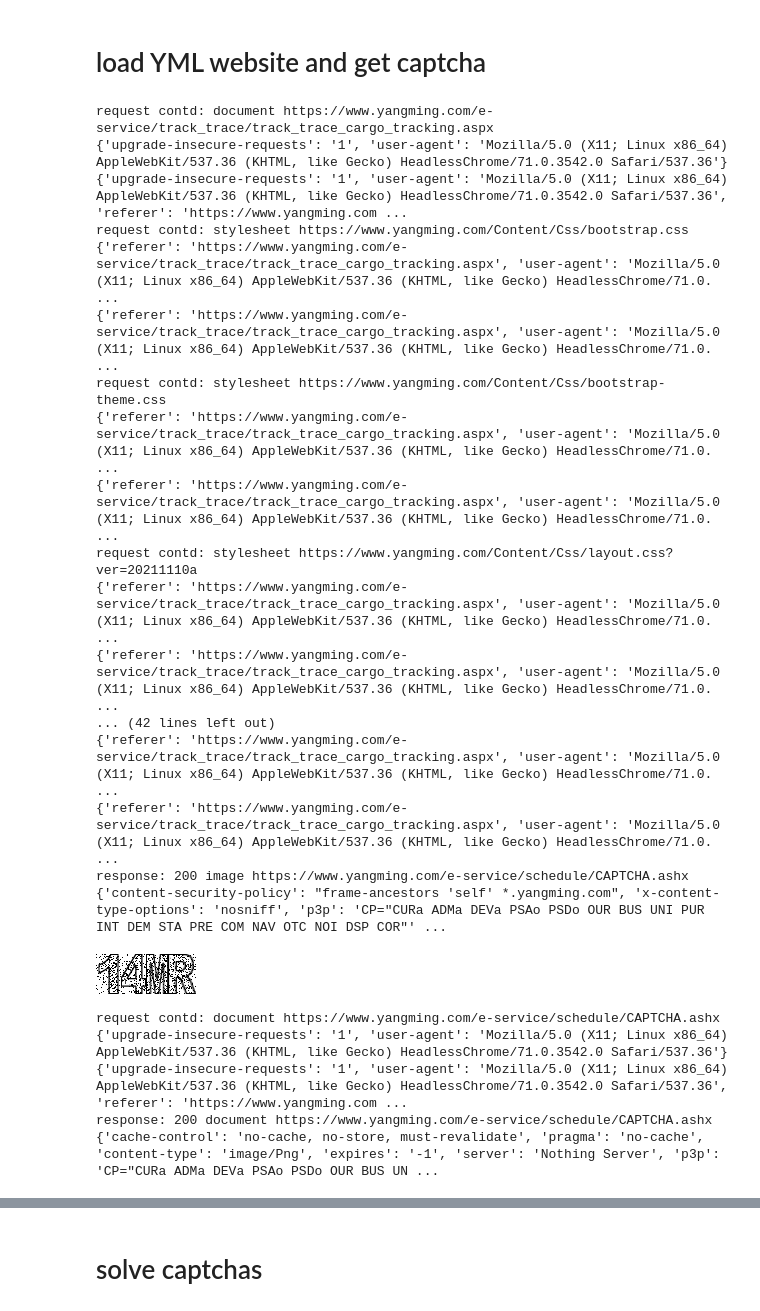
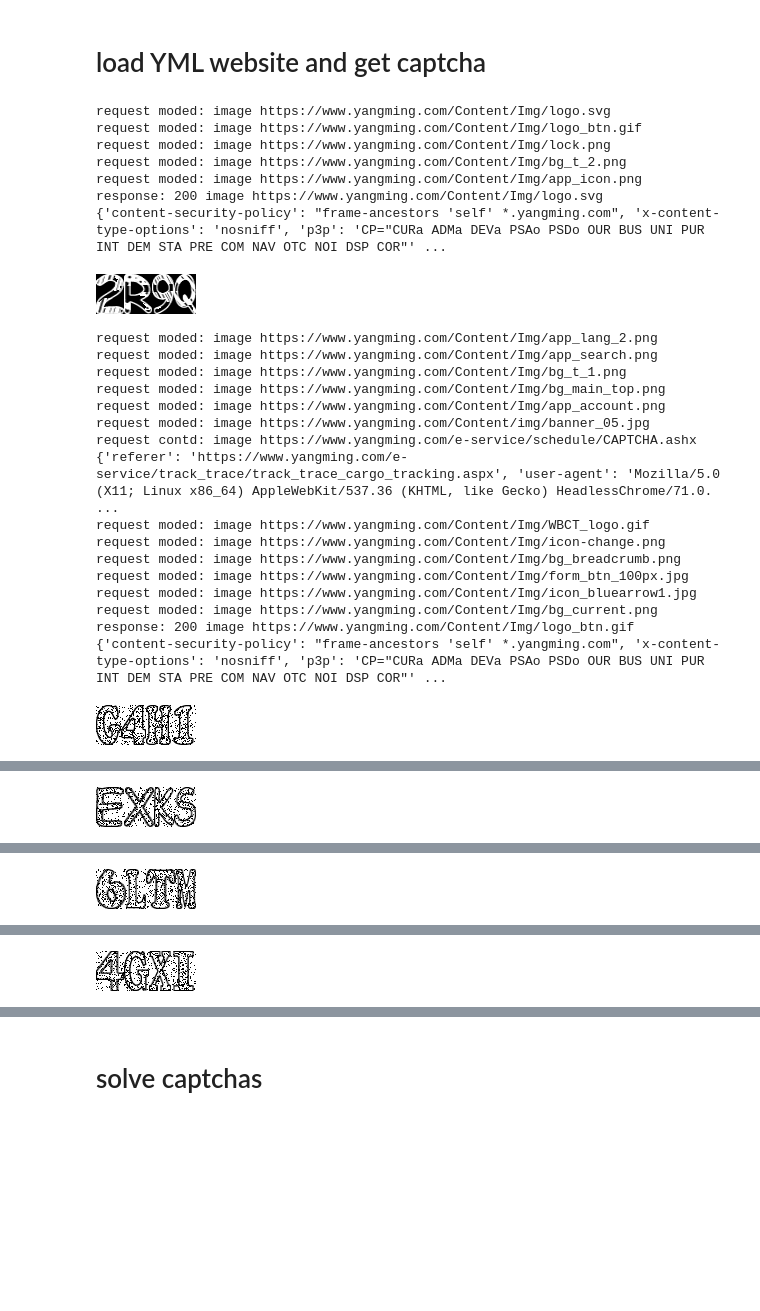
Before and after one commit to fmspatrickrosendahl/my-first-binder, a Jupyter notebook: notebooks/YML/website_pyppeteer_yml.ipynb, the cells around one changed output, grey strips where cells are left out. Drawn from its saved outputs; the diff is of its cells as text; code cells hidden in the pictures; blank space fills up the shorter version.

```diff
--- a/notebooks/YML/website_pyppeteer_yml.ipynb
+++ b/notebooks/YML/website_pyppeteer_yml.ipynb
@@ -93,76 +93,81 @@ async def interceptRequest(interceptedRequest):
         await interceptedRequest.abort()
         return
     if interceptedRequest.resourceType != 'image' :
-        print("request contd: " + interceptedRequest.resourceType + " " + interceptedRequest.url )
-        print( interceptedRequest.headers )
+        #print("request contd: " + interceptedRequest.resourceType + " " + interceptedRequest.url )
+        #print( interceptedRequest.headers )
         interceptedRequest.headers.update({'referer': 'https://www.yangming.com/e-service/track_trace/track_trace_cargo_tracking.aspx'})
-        print( interceptedRequest.headers )
+        #print( interceptedRequest.headers )
         await interceptedRequest.continue_()
         return
     if url_captcha not in interceptedRequest.url :
         #print("request abort: " + interceptedRequest.resourceType + " " + interceptedRequest.url )
-        await interceptedRequest.abort()
+        #await interceptedRequest.abort()
+        print("request moded: " + interceptedRequest.resourceType + " " + interceptedRequest.url )
+        await interceptedRequest.continue_(overrides={'url':url_captcha})
         return
     print("request contd: " + interceptedRequest.resourceType + " " + interceptedRequest.url )
     print( interceptedRequest.headers )
     await interceptedRequest.continue_()
 page.on('request', lambda interceptedRequest: asyncio.ensure_future(interceptRequest(interceptedRequest)))
 await page.setRequestInterception(True)
 
 async def interceptResponse(interceptedResponse):
-    if url_captcha not in interceptedResponse.request.url :
-    #if interceptedResponse.request.resourceType != 'image':
+    if (url_captcha not in interceptedResponse.request.url) and (interceptedResponse.request.resourceType != 'image') :
         return
     print("response: " + str(interceptedResponse.status) + " " + interceptedResponse.request.resourceType + " " + interceptedResponse.request.url )
     if not interceptedResponse.ok :
         return
     print(interceptedResponse.headers)
     image = Image.open(io.BytesIO(await interceptedResponse.buffer()))
     display(image)
     images.append(image)
 page.on('response', lambda interceptedResponse: asyncio.ensure_future(interceptResponse(interceptedResponse)))
 
 await page.goto(url)
 await page.screenshot({'path': 'example.png', 'fullPage': 'true'})
 cont = await page.content()
 
-await page.goto(url_captcha)
-await page.goto(url_captcha)
-await page.goto(url_captcha)
-await page.goto(url_captcha)
-await page.goto(url_captcha)
-await page.goto(url_captcha)
-await page.goto(url_captcha)
-await page.goto(url_captcha)
+cookies = await page.cookies();
+print(cookies)
+
+#page2 = await browser.newPage()
+#page2.on('request', lambda interceptedRequest: asyncio.ensure_future(interceptRequest(interceptedRequest)))
+#page2.on('response', lambda interceptedResponse: asyncio.ensure_future(interceptResponse(interceptedResponse)))
+#await page2.setRequestInterception(True)
+#await page2.setCookie(cookies[0]);
+#await page2.goto(url_captcha)
+#await page.goto(url_captcha)
 
 await browser.close()
 #display(Image.open('example.png'))
 #print(cont)
 
 display( images[0] )
 dirname = savesession( images )
 print("saved images to " + dirname)
 # %% [output]
-request contd: document https://www.yangming.com/e-service/track_trace/track_trace_cargo_tracking.aspx
-{'upgrade-insecure-requests': '1', 'user-agent': 'Mozilla/5.0 (X11; Linux x86_64) AppleWebKit/537.36 (KHTML, like Gecko) HeadlessChrome/71.0.3542.0 Safari/537.36'}
-{'upgrade-insecure-requests': '1', 'user-agent': 'Mozilla/5.0 (X11; Linux x86_64) AppleWebKit/537.36 (KHTML, like Gecko) HeadlessChrome/71.0.3542.0 Safari/537.36', 'referer': 'https://www.yangming.com ...
-request contd: stylesheet https://www.yangming.com/Content/Css/bootstrap.css
-{'referer': 'https://www.yangming.com/e-service/track_trace/track_trace_cargo_tracking.aspx', 'user-agent': 'Mozilla/5.0 (X11; Linux x86_64) AppleWebKit/537.36 (KHTML, like Gecko) HeadlessChrome/71.0. ...
-{'referer': 'https://www.yangming.com/e-service/track_trace/track_trace_cargo_tracking.aspx', 'user-agent': 'Mozilla/5.0 (X11; Linux x86_64) AppleWebKit/537.36 (KHTML, like Gecko) HeadlessChrome/71.0. ...
-request contd: stylesheet https://www.yangming.com/Content/Css/bootstrap-theme.css
-{'referer': 'https://www.yangming.com/e-service/track_trace/track_trace_cargo_tracking.aspx', 'user-agent': 'Mozilla/5.0 (X11; Linux x86_64) AppleWebKit/537.36 (KHTML, like Gecko) HeadlessChrome/71.0. ...
-{'referer': 'https://www.yangming.com/e-service/track_trace/track_trace_cargo_tracking.aspx', 'user-agent': 'Mozilla/5.0 (X11; Linux x86_64) AppleWebKit/537.36 (KHTML, like Gecko) HeadlessChrome/71.0. ...
-request contd: stylesheet https://www.yangming.com/Content/Css/layout.css?ver=20211110a
-{'referer': 'https://www.yangming.com/e-service/track_trace/track_trace_cargo_tracking.aspx', 'user-agent': 'Mozilla/5.0 (X11; Linux x86_64) AppleWebKit/537.36 (KHTML, like Gecko) HeadlessChrome/71.0. ...
-{'referer': 'https://www.yangming.com/e-service/track_trace/track_trace_cargo_tracking.aspx', 'user-agent': 'Mozilla/5.0 (X11; Linux x86_64) AppleWebKit/537.36 (KHTML, like Gecko) HeadlessChrome/71.0. ...
-... (42 lines left out)
-{'referer': 'https://www.yangming.com/e-service/track_trace/track_trace_cargo_tracking.aspx', 'user-agent': 'Mozilla/5.0 (X11; Linux x86_64) AppleWebKit/537.36 (KHTML, like Gecko) HeadlessChrome/71.0. ...
-{'referer': 'https://www.yangming.com/e-service/track_trace/track_trace_cargo_tracking.aspx', 'user-agent': 'Mozilla/5.0 (X11; Linux x86_64) AppleWebKit/537.36 (KHTML, like Gecko) HeadlessChrome/71.0. ...
-response: 200 image https://www.yangming.com/e-service/schedule/CAPTCHA.ashx
+request moded: image https://www.yangming.com/Content/Img/logo.svg
+request moded: image https://www.yangming.com/Content/Img/logo_btn.gif
+request moded: image https://www.yangming.com/Content/Img/lock.png
+request moded: image https://www.yangming.com/Content/Img/bg_t_2.png
+request moded: image https://www.yangming.com/Content/Img/app_icon.png
+response: 200 image https://www.yangming.com/Content/Img/logo.svg
 {'content-security-policy': "frame-ancestors 'self' *.yangming.com", 'x-content-type-options': 'nosniff', 'p3p': 'CP="CURa ADMa DEVa PSAo PSDo OUR BUS UNI PUR INT DEM STA PRE COM NAV OTC NOI DSP COR"' ...
-[figure, old version]
+[figure, new version]
-request contd: document https://www.yangming.com/e-service/schedule/CAPTCHA.ashx
-{'upgrade-insecure-requests': '1', 'user-agent': 'Mozilla/5.0 (X11; Linux x86_64) AppleWebKit/537.36 (KHTML, like Gecko) HeadlessChrome/71.0.3542.0 Safari/537.36'}
-{'upgrade-insecure-requests': '1', 'user-agent': 'Mozilla/5.0 (X11; Linux x86_64) AppleWebKit/537.36 (KHTML, like Gecko) HeadlessChrome/71.0.3542.0 Safari/537.36', 'referer': 'https://www.yangming.com ...
-response: 200 document https://www.yangming.com/e-service/schedule/CAPTCHA.ashx
-{'cache-control': 'no-cache, no-store, must-revalidate', 'pragma': 'no-cache', 'content-type': 'image/Png', 'expires': '-1', 'server': 'Nothing Server', 'p3p': 'CP="CURa ADMa DEVa PSAo PSDo OUR BUS UN ...
+request moded: image https://www.yangming.com/Content/Img/app_lang_2.png
+request moded: image https://www.yangming.com/Content/Img/app_search.png
+request moded: image https://www.yangming.com/Content/Img/bg_t_1.png
+request moded: image https://www.yangming.com/Content/Img/bg_main_top.png
+request moded: image https://www.yangming.com/Content/Img/app_account.png
+request moded: image https://www.yangming.com/Content/img/banner_05.jpg
+request contd: image https://www.yangming.com/e-service/schedule/CAPTCHA.ashx
+{'referer': 'https://www.yangming.com/e-service/track_trace/track_trace_cargo_tracking.aspx', 'user-agent': 'Mozilla/5.0 (X11; Linux x86_64) AppleWebKit/537.36 (KHTML, like Gecko) HeadlessChrome/71.0. ...
+request moded: image https://www.yangming.com/Content/Img/WBCT_logo.gif
+request moded: image https://www.yangming.com/Content/Img/icon-change.png
+request moded: image https://www.yangming.com/Content/Img/bg_breadcrumb.png
+request moded: image https://www.yangming.com/Content/Img/form_btn_100px.jpg
+request moded: image https://www.yangming.com/Content/Img/icon_bluearrow1.jpg
+request moded: image https://www.yangming.com/Content/Img/bg_current.png
+response: 200 image https://www.yangming.com/Content/Img/logo_btn.gif
+{'content-security-policy': "frame-ancestors 'self' *.yangming.com", 'x-content-type-options': 'nosniff', 'p3p': 'CP="CURa ADMa DEVa PSAo PSDo OUR BUS UNI PUR INT DEM STA PRE COM NAV OTC NOI DSP COR"' ...
+[figure, added]
@@ -174,0 +176 @@ TypeError: a bytes-like object is required, not 'str'
+[figure, added]
@@ -185,0 +189 @@ TypeError: a bytes-like object is required, not 'str'
+[figure, added]
@@ -190,0 +192 @@ response: 200 document https://www.yangming.com/e-service/schedule/CAPTCHA.ashx
+[figure, added]
```
Also changed, not shown: parts of 2 cells of this notebook.
